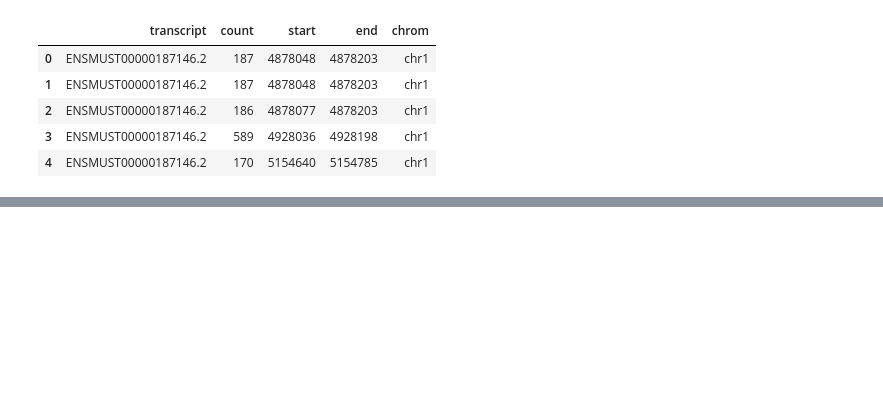
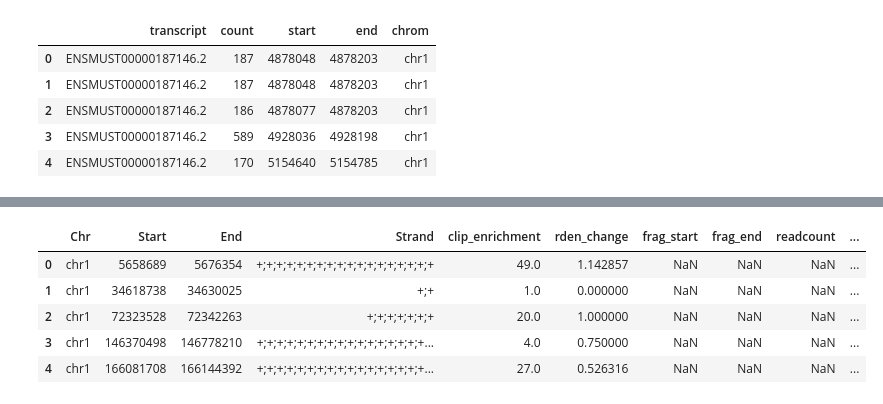
Before and after one commit to WoobeenJeong/miRNA_motif_finding, a Jupyter notebook: CoLab_TermProj_2023_2.ipynb, the cells around one changed output, grey strips where cells are left out. Cells and saved outputs as stored; diff of their text form; code cells hidden in the pictures; blank space fills up the shorter version.

```diff
--- a/CoLab_TermProj_2023_2.ipynb
+++ b/CoLab_TermProj_2023_2.ipynb
@@ -469,0 +434,11 @@ ValueError: ignored
+# %%
+cnts_new = cnts_all[['Chr', 'Start', 'End', 'Strand']].copy()
+cnts_new['clip_enrichment'] = cnts_all['clip_enrichment']
+cnts_new['rden_change'] = cnts_all['rden_change']
+# %%
+def get_min_max(coords_str):
+    coords = [int(c) for c in coords_str.split(';')]
+    return min(coords), max(coords)
+cnts_new['Chr'] = cnts_new['Chr'].apply(lambda x: x.split(';')[0])
+cnts_new[['Start', 'End']] = cnts_new[['Start', 'End']].apply(lambda x: (min(map(int, x[0].split(';'))), max(map(int, x[1].split(';')))), axis=1, result_type='expand')
+cnts_new.head()
@@ -469,0 +463,5 @@ ValueError: ignored
+# %%
+cnts_new['Start'] = cnts_new['Start'].astype(int)
+cnts_new['End'] = cnts_new['End'].astype(int)
+trsc['Start'] = trsc['Start'].astype(int)
+trsc['End'] = trsc['End'].astype(int)
@@ -469,0 +505,24 @@ ValueError: ignored
+# %%
+cnts_filtered = cnts_new[cnts_new['Chr'].isin(trsc['Chr'].unique())]
+
+# create boolean masks to filter rows that match the conditions
+mask_chr = trsc['Chr'].values[:, None] == cnts_filtered['Chr'].values
+mask_start = trsc['Start'].values[:, None] >= cnts_filtered['Start'].values
+mask_end = trsc['End'].values[:, None] <= cnts_filtered['End'].values
+
+# combine the masks with logical AND
+mask = mask_chr & mask_start & mask_end
+
+# use the mask to filter rows and concatenate the results
+matches_cnts = cnts_filtered[mask.any(axis=0)]
+matches_trsc = trsc[mask.any(axis=1)]
+matches = pd.concat([matches_cnts, matches_trsc], ignore_index=True)
+
+matches.head()
+# %% [output]
+|  | Chr | Start | End | Strand | clip_enrichment | rden_change | frag_start | frag_end | readcount | ... |
+| 0 | chr1 | 5658689 | 5676354 | +;+;+;+;+;+;+;+;+;+;+;+;+;+;+;+;+;+ | 49.0 | 1.142857 | NaN | NaN | NaN | ... |
+| 1 | chr1 | 34618738 | 34630025 | +;+ | 1.0 | 0.000000 | NaN | NaN | NaN | ... |
+| 2 | chr1 | 72323528 | 72342263 | +;+;+;+;+;+;+ | 20.0 | 1.000000 | NaN | NaN | NaN | ... |
+| 3 | chr1 | 146370498 | 146778210 | +;+;+;+;+;+;+;+;+;+;+;+;+;+;+;+;+... | 4.0 | 0.750000 | NaN | NaN | NaN | ... |
+| 4 | chr1 | 166081708 | 166144392 | +;+;+;+;+;+;+;+;+;+;+;+;+;+;+;+;+... | 27.0 | 0.526316 | NaN | NaN | NaN | ... |
```
Also changed, not shown: parts of 11 cells of this notebook.
